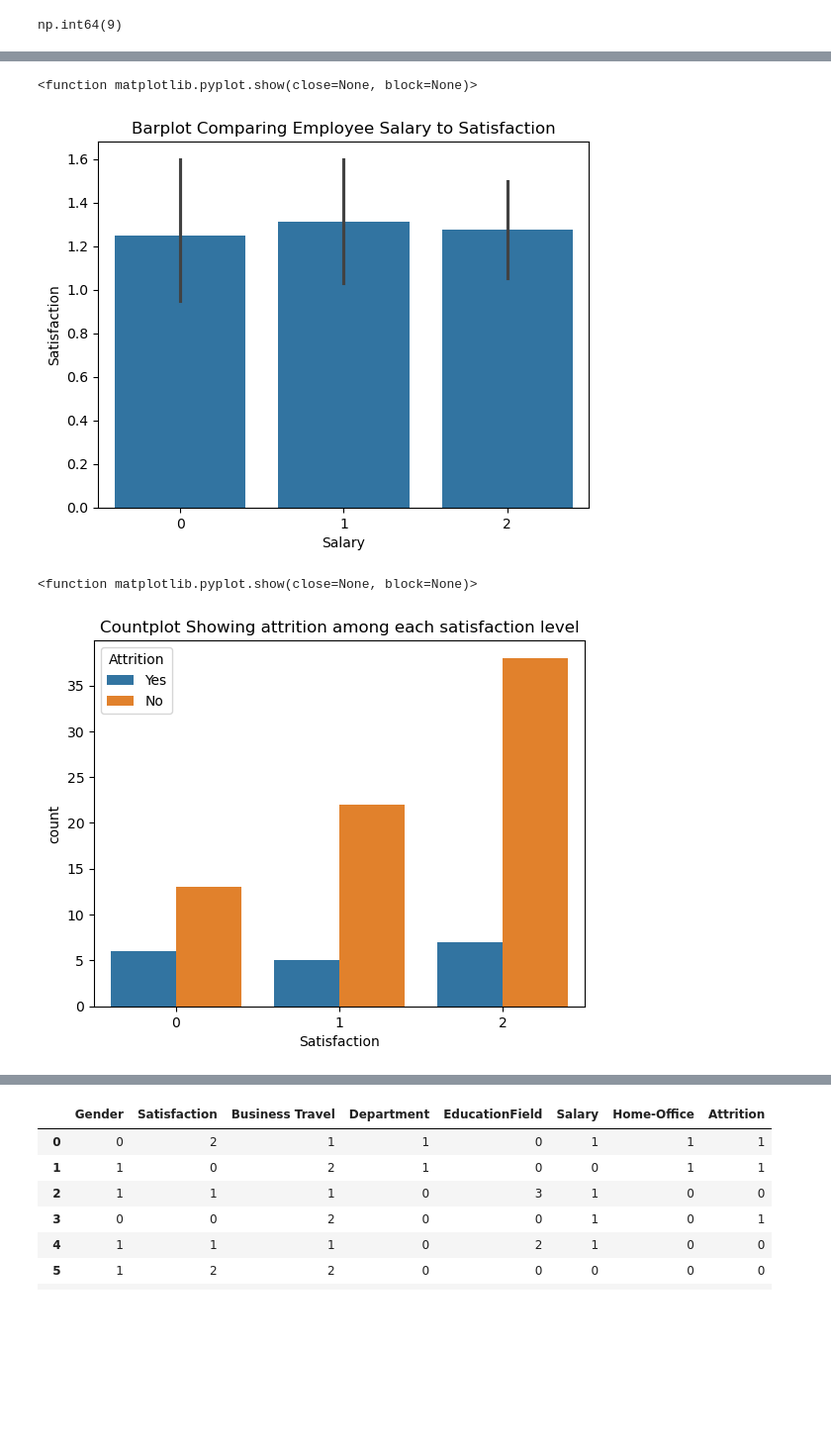
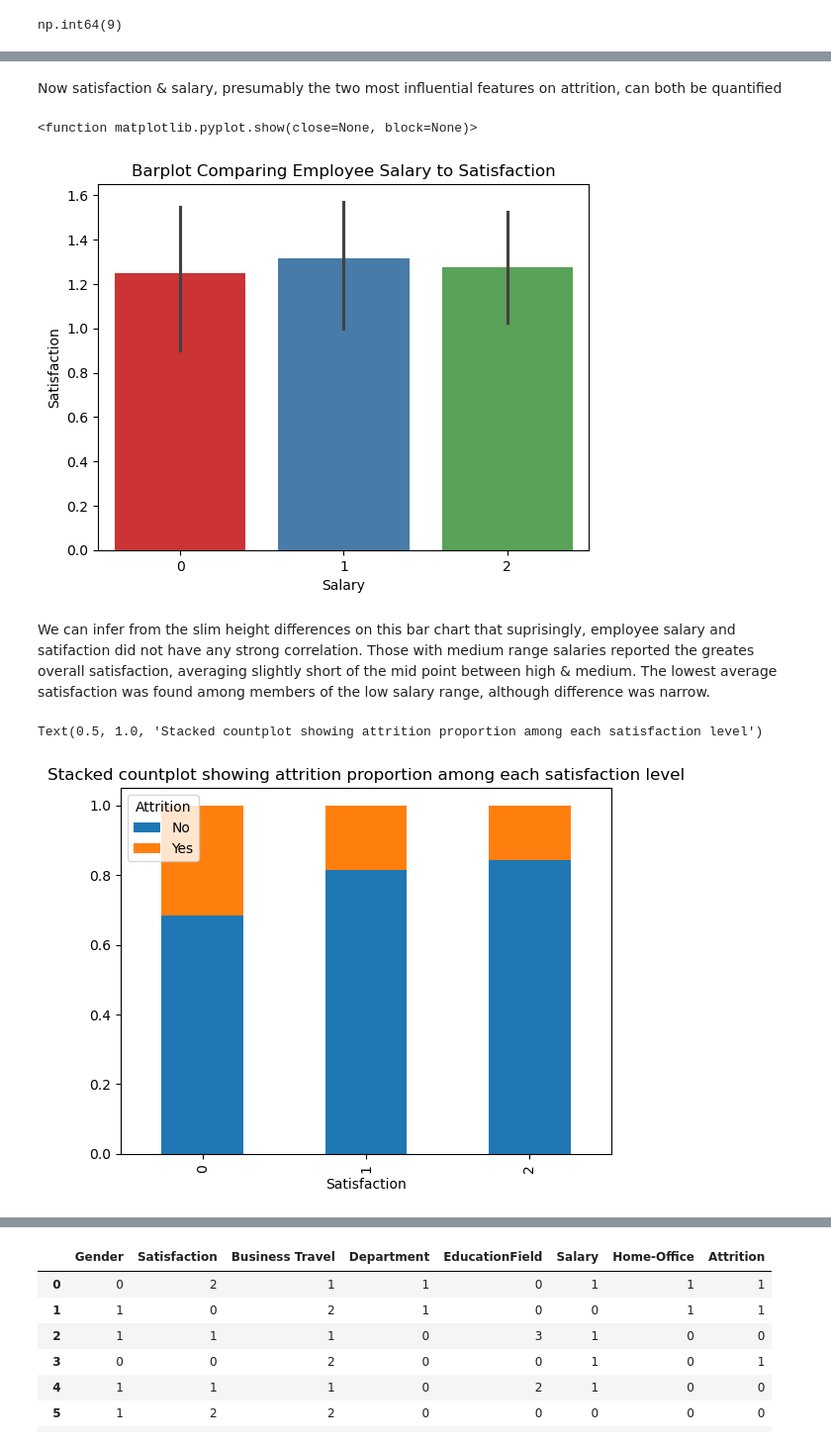
Before and after one commit to Kamsi01/employee-attrition-prediction, a Jupyter notebook: Employee Data Analysis.ipynb, the cells around one changed output, grey strips where cells are left out. Shown at 99% size. Drawn from its saved outputs; the diff is of its cells as text; code cells hidden in the pictures; blank space fills up the shorter version.

```diff
--- a/Employee Data Analysis.ipynb
+++ b/Employee Data Analysis.ipynb
@@ -88,14 +92,18 @@ Now attrition along with satisfaction & salary, presumably the two most influent
+# %% [markdown]
+Now satisfaction & salary, presumably the two most influential features on attrition, can both be quantified
 # %%
-sns.barplot(x='Salary', y='Satisfaction', data=attr)
+sns.barplot(x='Salary', y='Satisfaction', data=attr, palette='Set1') # the palette attribute chooses a colour set for the plot
 plt.title("Barplot Comparing Employee Salary to Satisfaction")
 plt.show
 # %% [output]
 <function matplotlib.pyplot.show(close=None, block=None)>
-[figure, old version]
+[figure, new version]
+# %% [markdown]
+We can infer from the slim height differences on this bar chart that suprisingly, employee salary and satifaction did not have any strong correlation. Those with medium range salaries reported the greates overall satisfaction, averaging slightly short of the mid point between high & medium. The lowest average satisfaction was found among members of the low salary range, although difference was narrow.
 # %%
-sns.countplot(x='Satisfaction', hue='Attrition', data=attr)
-plt.title("Countplot Showing attrition among each satisfaction level")
-plt.show
+# normalised to display as proportions rather than counts
+pd.crosstab(attr['Satisfaction'], attr['Attrition'], normalize='index').plot(kind='bar', stacked=True)
+plt.title("Stacked countplot showing attrition proportion among each satisfaction level")
 # %% [output]
-<function matplotlib.pyplot.show(close=None, block=None)>
+Text(0.5, 1.0, 'Stacked countplot showing attrition proportion among each satisfaction level')
-[figure, old version]
+[figure, new version]
```
Also changed, not shown: parts of 27 cells of this notebook, 1 other file.
